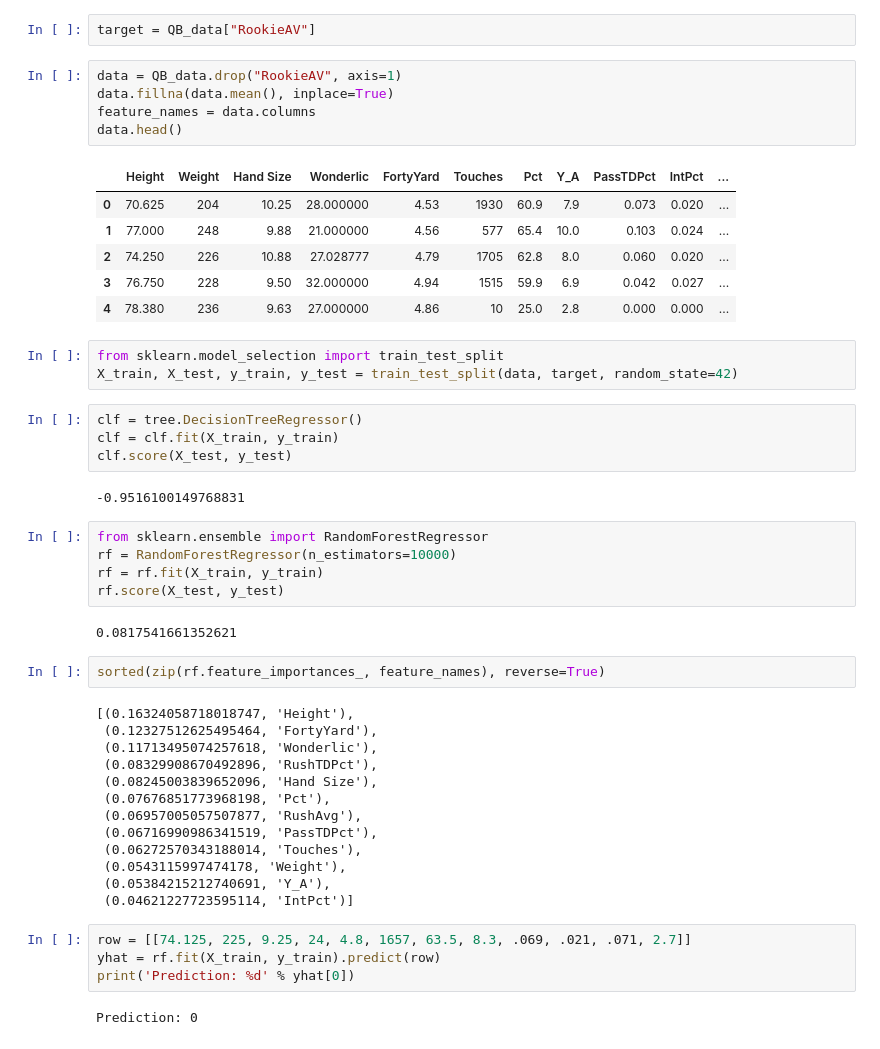
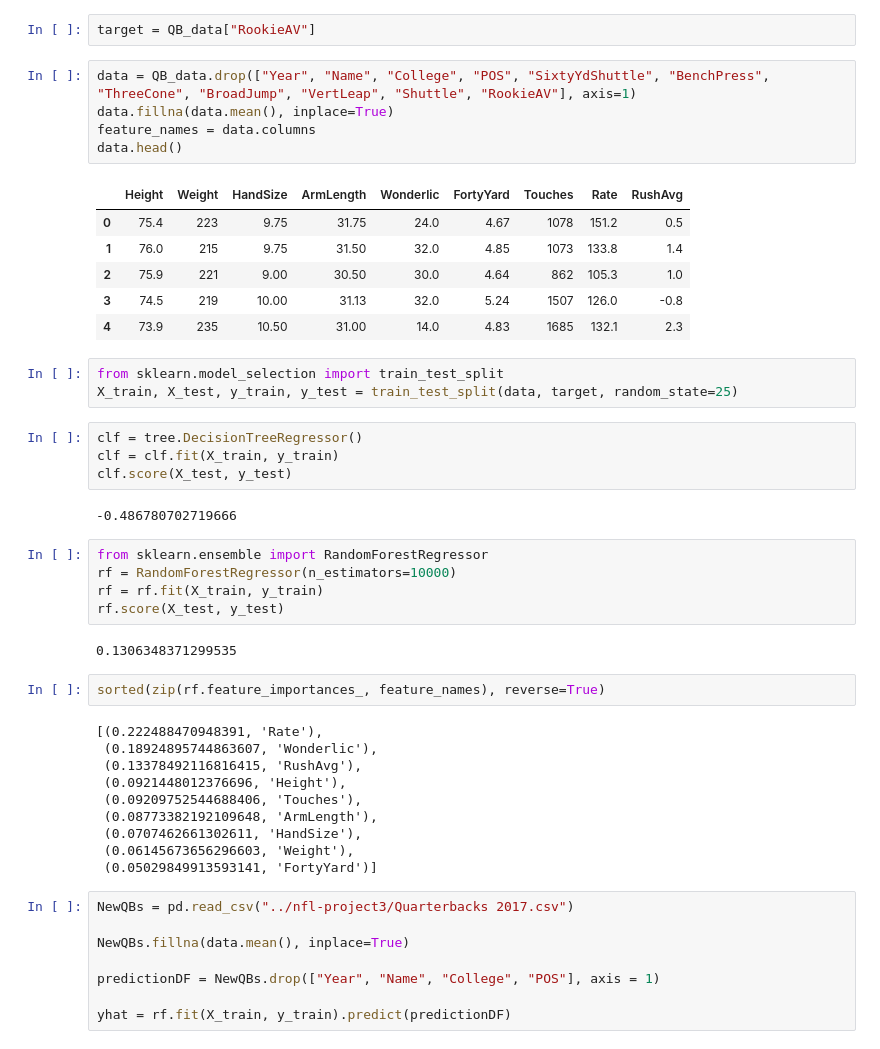
Before and after one commit to DailyAdamG/nfl-project3, a Jupyter notebook: QB Machine Learning Algorithm.ipynb, the cells around one changed output. Saved outputs shown, nothing was run; the diff lists cells and outputs as text.

```diff
--- a/QB Machine Learning Algorithm.ipynb
+++ b/QB Machine Learning Algorithm.ipynb
@@ -31,51 +25,50 @@ QB_data
 # %%
 target = QB_data["RookieAV"]
 # %%
-data = QB_data.drop("RookieAV", axis=1)
+data = QB_data.drop(["Year", "Name", "College", "POS", "SixtyYdShuttle", "BenchPress", "ThreeCone", "BroadJump", "VertLeap", "Shuttle", "RookieAV"], axis=1)
 data.fillna(data.mean(), inplace=True)
 feature_names = data.columns
 data.head()
 # %% [output]
-|  | Height | Weight | Hand Size | Wonderlic | FortyYard | Touches | Pct | Y_A | PassTDPct | IntPct | ... |
-| 0 | 70.625 | 204 | 10.25 | 28.000000 | 4.53 | 1930 | 60.9 | 7.9 | 0.073 | 0.020 | ... |
-| 1 | 77.000 | 248 | 9.88 | 21.000000 | 4.56 | 577 | 65.4 | 10.0 | 0.103 | 0.024 | ... |
-| 2 | 74.250 | 226 | 10.88 | 27.028777 | 4.79 | 1705 | 62.8 | 8.0 | 0.060 | 0.020 | ... |
-| 3 | 76.750 | 228 | 9.50 | 32.000000 | 4.94 | 1515 | 59.9 | 6.9 | 0.042 | 0.027 | ... |
-| 4 | 78.380 | 236 | 9.63 | 27.000000 | 4.86 | 10 | 25.0 | 2.8 | 0.000 | 0.000 | ... |
+|  | Height | Weight | HandSize | ArmLength | Wonderlic | FortyYard | Touches | Rate | RushAvg |
+| 0 | 75.4 | 223 | 9.75 | 31.75 | 24.0 | 4.67 | 1078 | 151.2 | 0.5 |
+| 1 | 76.0 | 215 | 9.75 | 31.50 | 32.0 | 4.85 | 1073 | 133.8 | 1.4 |
+| 2 | 75.9 | 221 | 9.00 | 30.50 | 30.0 | 4.64 | 862 | 105.3 | 1.0 |
+| 3 | 74.5 | 219 | 10.00 | 31.13 | 32.0 | 5.24 | 1507 | 126.0 | -0.8 |
+| 4 | 73.9 | 235 | 10.50 | 31.00 | 14.0 | 4.83 | 1685 | 132.1 | 2.3 |
 # %%
 from sklearn.model_selection import train_test_split
-X_train, X_test, y_train, y_test = train_test_split(data, target, random_state=42)
+X_train, X_test, y_train, y_test = train_test_split(data, target, random_state=25)
 # %%
 clf = tree.DecisionTreeRegressor()
 clf = clf.fit(X_train, y_train)
 clf.score(X_test, y_test)
 # %% [output]
--0.9516100149768831
+-0.486780702719666
 # %%
 from sklearn.ensemble import RandomForestRegressor
 rf = RandomForestRegressor(n_estimators=10000)
 rf = rf.fit(X_train, y_train)
 rf.score(X_test, y_test)
 # %% [output]
-0.0817541661352621
+0.1306348371299535
 # %%
 sorted(zip(rf.feature_importances_, feature_names), reverse=True)
 # %% [output]
-[(0.16324058718018747, 'Height'),
- (0.12327512625495464, 'FortyYard'),
- (0.11713495074257618, 'Wonderlic'),
- (0.08329908670492896, 'RushTDPct'),
- (0.08245003839652096, 'Hand Size'),
- (0.07676851773968198, 'Pct'),
- (0.06957005057507877, 'RushAvg'),
- (0.06716990986341519, 'PassTDPct'),
- (0.06272570343188014, 'Touches'),
- (0.0543115997474178, 'Weight'),
- (0.05384215212740691, 'Y_A'),
- (0.04621227723595114, 'IntPct')]
+[(0.222488470948391, 'Rate'),
+ (0.18924895744863607, 'Wonderlic'),
+ (0.13378492116816415, 'RushAvg'),
+ (0.0921448012376696, 'Height'),
+ (0.09209752544688406, 'Touches'),
+ (0.08773382192109648, 'ArmLength'),
+ (0.0707462661302611, 'HandSize'),
+ (0.06145673656296603, 'Weight'),
+ (0.05029849913593141, 'FortyYard')]
-# %%
-row = [[74.125, 225, 9.25, 24, 4.8, 1657, 63.5, 8.3, .069, .021, .071, 2.7]]
-yhat = rf.fit(X_train, y_train).predict(row)
-print('Prediction: %d' % yhat[0])
-# %% [output]
-Prediction: 0
+# %%
+NewQBs = pd.read_csv("../nfl-project3/Quarterbacks 2017.csv")
+
+NewQBs.fillna(data.mean(), inplace=True)
+
+predictionDF = NewQBs.drop(["Year", "Name", "College", "POS"], axis = 1)
+
+yhat = rf.fit(X_train, y_train).predict(predictionDF)
```
Also changed, not shown: parts of 5 cells of this notebook, 2 other files.
